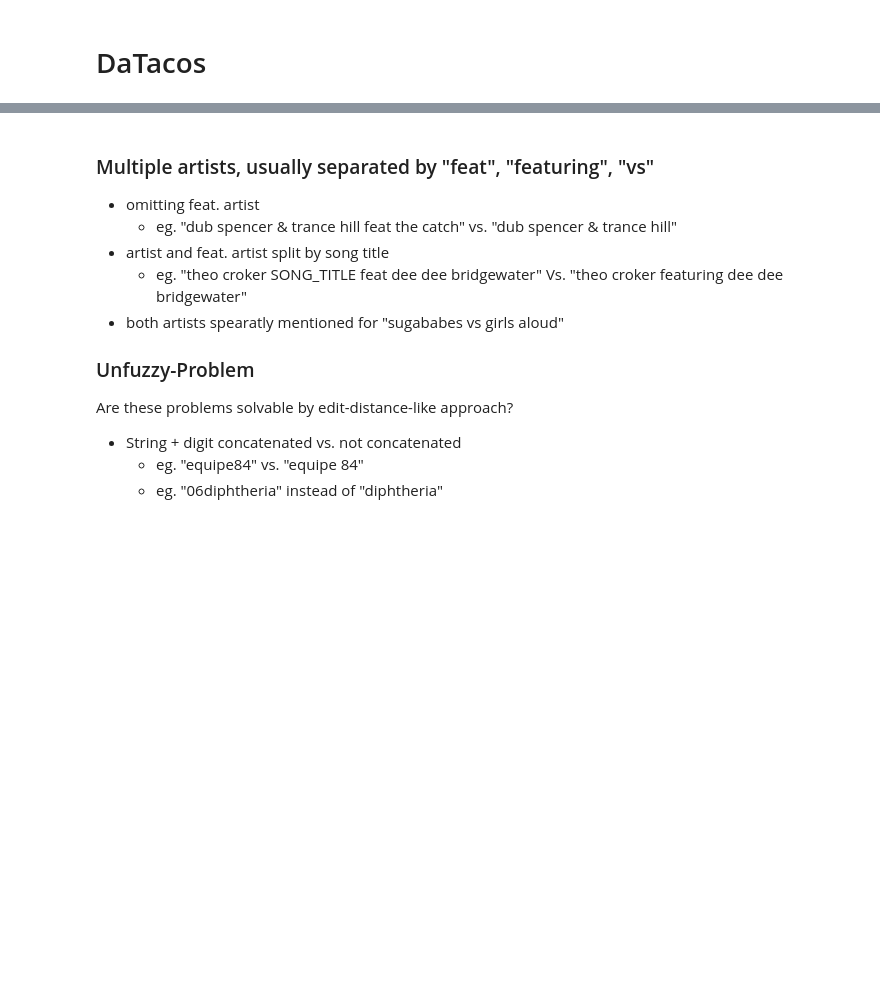
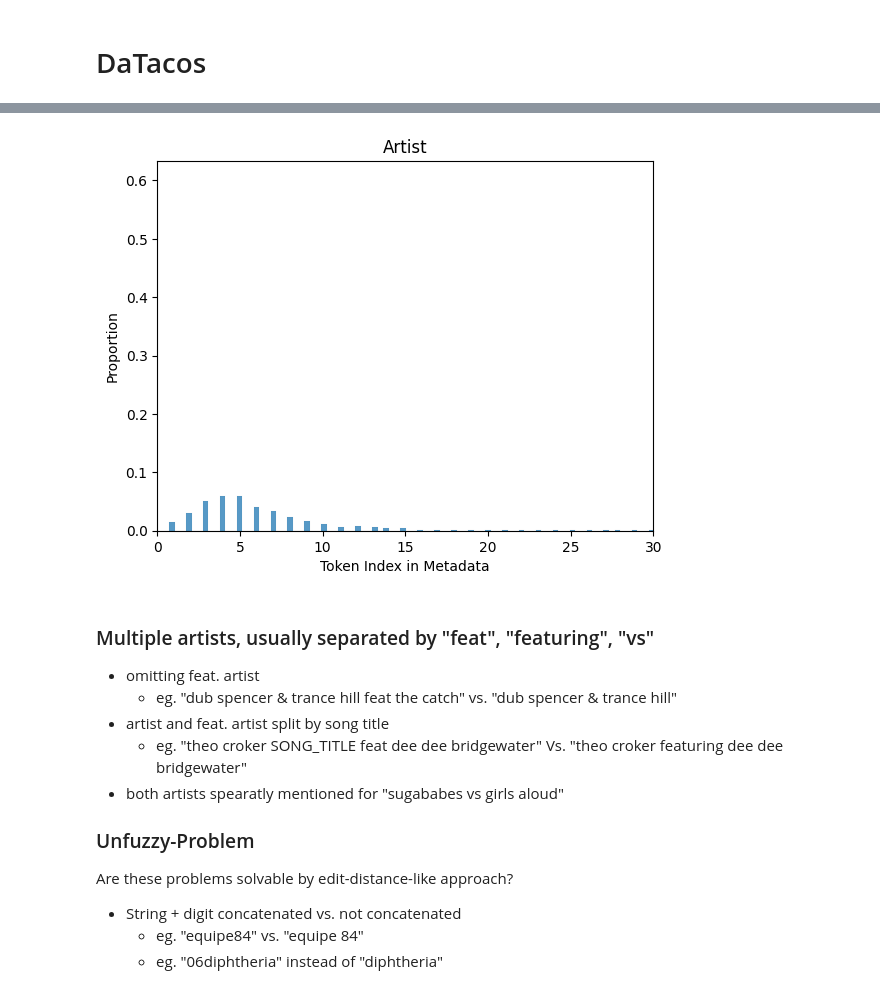
Before and after one commit to progsi/YTUnCoverLLM, a Jupyter notebook: notebooks/IOB_analysis.ipynb, the cells around one changed output, grey strips where cells are left out. Cells and saved outputs as stored; diff of their text form; code cells hidden in the pictures; blank space fills up the shorter version.

```diff
--- a/notebooks/IOB_analysis.ipynb
+++ b/notebooks/IOB_analysis.ipynb
@@ -37,3 +59,11 @@ pivoted
+# %%
+sns.histplot(series_artist[mask], stat="proportion")
+plt.title("Artist")
+plt.xlabel("Token Index in Metadata")
+plt.xlim(0,30)
+plt.show()
+# %% [output]
+[figure, added]
 # %% [markdown]
 ### Multiple artists, usually separated by "feat", "featuring", "vs"
 - omitting feat. artist
```
Also changed, not shown: parts of 11 cells of this notebook.
